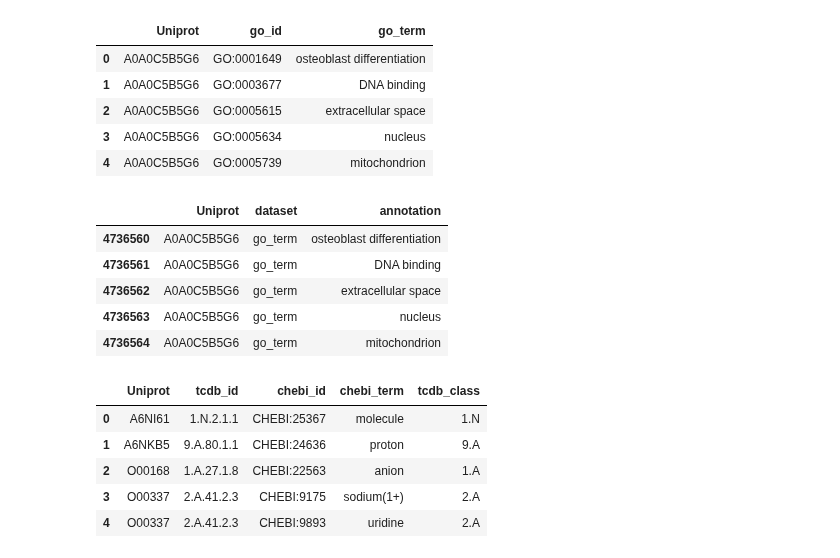
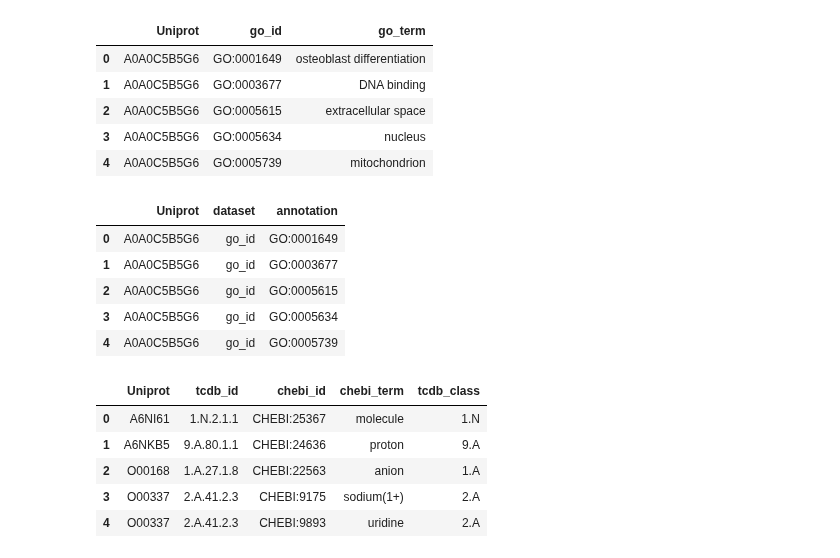
Before and after one commit to adenger/subpred4, a Jupyter notebook: notebooks/4_clustering.ipynb, the cells around one changed output. Drawn from its saved outputs; the diff is of its cells as text; code cells hidden in the pictures.

```diff
--- a/notebooks/4_clustering.ipynb
+++ b/notebooks/4_clustering.ipynb
@@ -90,19 +90,19 @@ df_go_uniprot.head()
 # %%
 df_go_uniprot_long = df_go_uniprot.melt(
     id_vars=["Uniprot"],
     value_vars=["go_id", "go_term"],
     var_name="dataset",
     value_name="annotation",
 )
-df_go_uniprot_long = df_go_uniprot_long[df_go_uniprot_long.dataset == "go_term"]
+# df_go_uniprot_long = df_go_uniprot_long[df_go_uniprot_long.dataset == "go_term"]
 df_go_uniprot_long.head()
 # %% [output]
 |  | Uniprot | dataset | annotation |
-| 4736560 | A0A0C5B5G6 | go_term | osteoblast differentiation |
-| 4736561 | A0A0C5B5G6 | go_term | DNA binding |
-| 4736562 | A0A0C5B5G6 | go_term | extracellular space |
-| 4736563 | A0A0C5B5G6 | go_term | nucleus |
-| 4736564 | A0A0C5B5G6 | go_term | mitochondrion |
+| 0 | A0A0C5B5G6 | go_id | GO:0001649 |
+| 1 | A0A0C5B5G6 | go_id | GO:0003677 |
+| 2 | A0A0C5B5G6 | go_id | GO:0005615 |
+| 3 | A0A0C5B5G6 | go_id | GO:0005634 |
+| 4 | A0A0C5B5G6 | go_id | GO:0005739 |
 # %%
 # TODO TCDB classes
 df_tcdb_uniprot = get_tcdb_substrates(df_uniprot)
```
Also changed, not shown: parts of 15 cells of this notebook.
